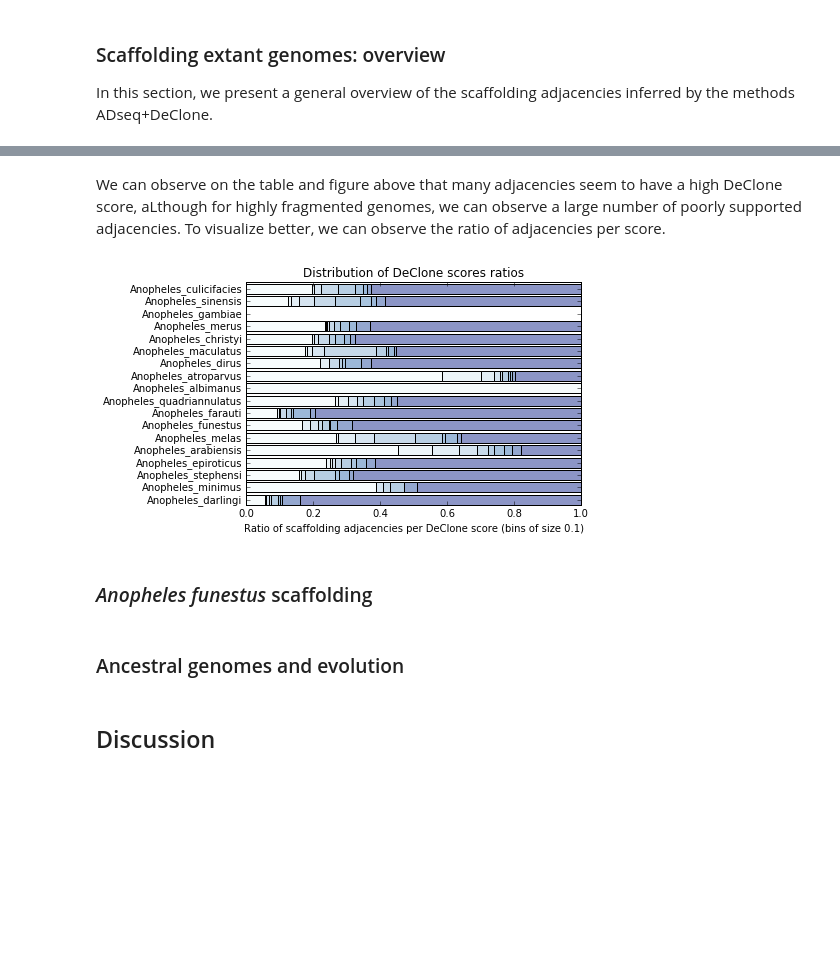
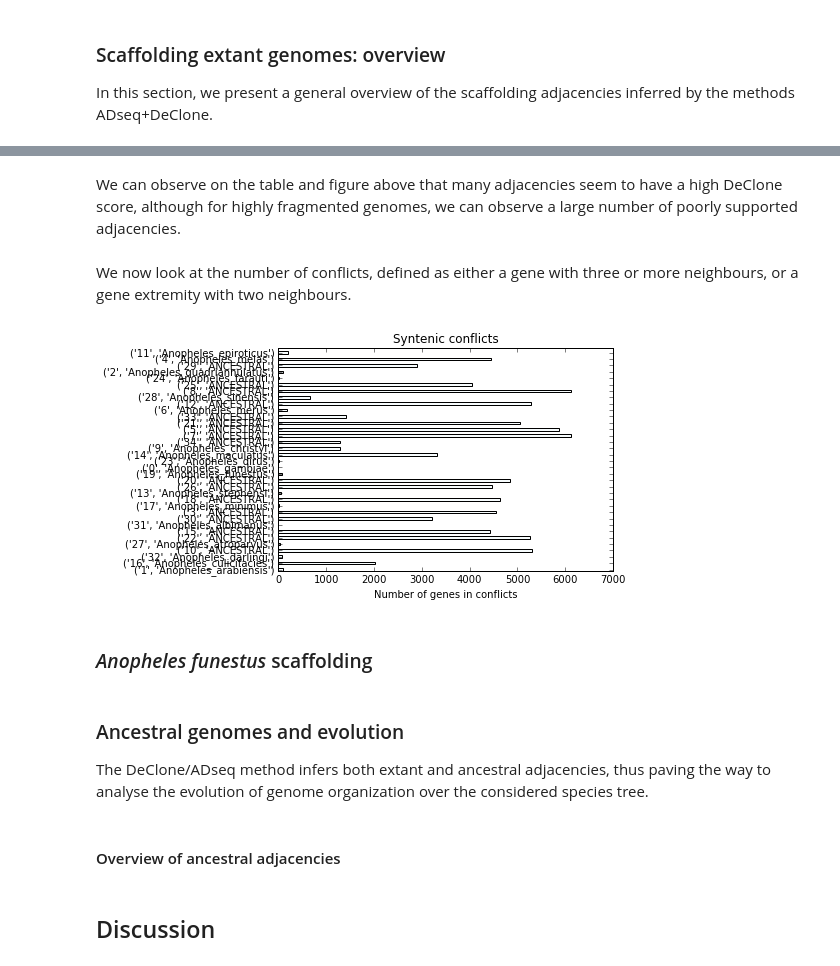
Before and after one commit to YoannAnselmetti/ADseq_Anopheles, a Jupyter notebook: Anopheles phylogenetic scaffolding.ipynb, the cells around one changed output, grey strips where cells are left out. Saved outputs shown, nothing was run; the diff lists cells and outputs as text; code cells hidden in the pictures; blank space fills up the shorter version.

```diff
--- a/Anopheles phylogenetic scaffolding.ipynb
+++ b/Anopheles phylogenetic scaffolding.ipynb
@@ -96,10 +136,4 @@ Anopheles_sinen 990     63      198     360     489     603     246     132
 # %% [markdown]
-We can observe on the table and figure above that many adjacencies seem to have a high DeClone score, aLthough for highly fragmented genomes, we can observe a large number of poorly supported adjacencies. To visualize better, we can observe the ratio of adjacencies per score.
+We can observe on the table and figure above that many adjacencies seem to have a high DeClone score, although for highly fragmented genomes, we can observe a large number of poorly supported adjacencies.
-# %%
-# Ratio of the number of adjacencies in a score bin versus the total number of adjacencies
-ADJ_DISTRIB_R={sp : {t: ADJ_DISTRIB[sp][t]/max(0.1,ADJ_NB[sp]) for t in ADJ_DISTRIB[sp].keys()} for sp in ADJ_DISTRIB.keys()}
-xlabel = "Ratio of scaffolding adjacencies per DeClone score (bins of size "+str(1.0/nb_bins)+")"
-title  = "Distribution of DeClone scores ratios"
-plot_scores_distribution_per_species(ADJ_DISTRIB_R, nb_bins, 1.0, xlabel, title)
-# %% [output]
-[figure, removed]
+# %% [markdown]
+We now look at the number of conflicts, defined as either a gene with three or more neighbours, or a gene extremity with two neighbours.
@@ -106,7 +164,21 @@ plot_scores_distribution_per_species(ADJ_DISTRIB_R, nb_bins, 1.0, xlabel, title)
+# %%
+# Figure
+xlabel= "Number of genes in conflicts in extant genomes"
+title = "Syntenic conflicts"
+plot_scores_distribution_per_species(NB_CONFLICTS_EXTANT, 1, 1.0, xlabel, title,0.8)
+xlabel= "Number of genes in conflicts in extant genomes"
+title = "Syntenic conflicts"
+plot_scores_distribution_per_species(NB_CONFLICTS_EXTANT, 1, 1.0, xlabel, title,0.4)
+# %% [output]
+[figure, added]
 # %% [markdown]
 ### *Anopheles funestus* scaffolding
-# %% [markdown]
-### Ancestral genomes and evolution
+# %% [markdown]
+### Ancestral genomes and evolution
+
+The DeClone/ADseq method infers both extant and ancestral adjacencies, thus paving the way to analyse the evolution of genome organization over the considered species tree.
+# %% [markdown]
+#### Overview of ancestral adjacencies
 # %% [markdown]
 ## Discussion
 # %% [markdown]
```
Also changed, not shown: parts of 17 cells of this notebook.
